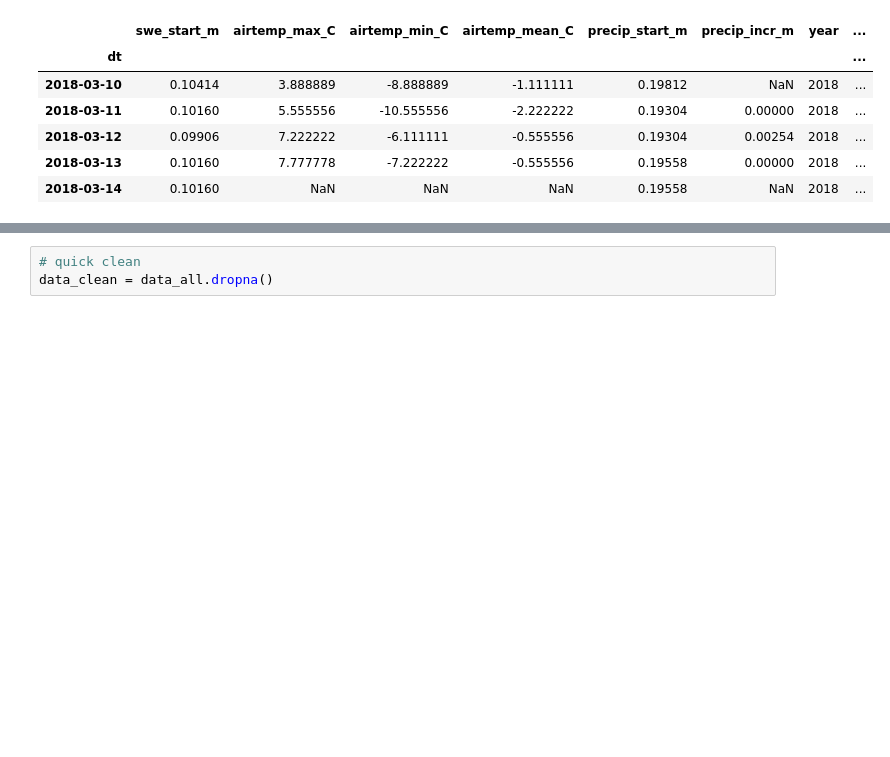
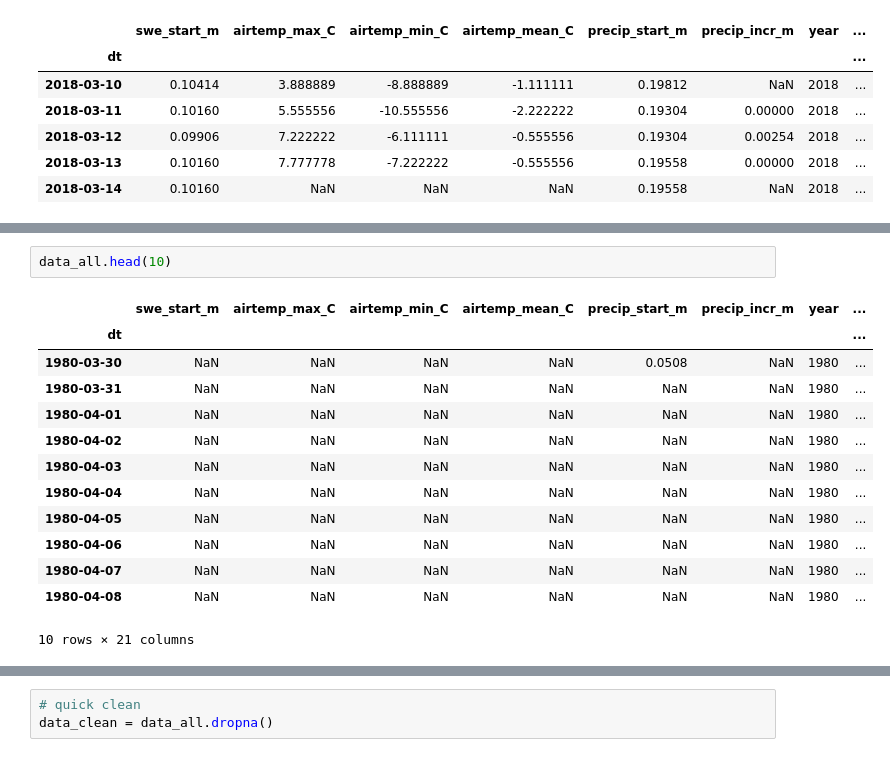
Before and after one commit to drewthayer/capstone1-predict-streamflow, a Jupyter notebook: predict_q_refactor_simple.ipynb, the cells around one changed output, grey strips where cells are left out. Saved outputs shown, nothing was run; the diff lists cells and outputs as text; blank space fills up the shorter version.

```diff
--- a/predict_q_refactor_simple.ipynb
+++ b/predict_q_refactor_simple.ipynb
@@ -282,0 +291,16 @@ data_all.tail()
+# %%
+data_all.head(10)
+# %% [output]
+|  | swe_start_m | airtemp_max_C | airtemp_min_C | airtemp_mean_C | precip_start_m | precip_incr_m | year | ... |
+| dt |  |  |  |  |  |  |  | ... |
+| 1980-03-30 | NaN | NaN | NaN | NaN | 0.0508 | NaN | 1980 | ... |
+| 1980-03-31 | NaN | NaN | NaN | NaN | NaN | NaN | 1980 | ... |
+| 1980-04-01 | NaN | NaN | NaN | NaN | NaN | NaN | 1980 | ... |
+| 1980-04-02 | NaN | NaN | NaN | NaN | NaN | NaN | 1980 | ... |
+| 1980-04-03 | NaN | NaN | NaN | NaN | NaN | NaN | 1980 | ... |
+| 1980-04-04 | NaN | NaN | NaN | NaN | NaN | NaN | 1980 | ... |
+| 1980-04-05 | NaN | NaN | NaN | NaN | NaN | NaN | 1980 | ... |
+| 1980-04-06 | NaN | NaN | NaN | NaN | NaN | NaN | 1980 | ... |
+| 1980-04-07 | NaN | NaN | NaN | NaN | NaN | NaN | 1980 | ... |
+| 1980-04-08 | NaN | NaN | NaN | NaN | NaN | NaN | 1980 | ... |
+10 rows × 21 columns
```
Also changed, not shown: parts of 15 cells of this notebook, 50 other files.
